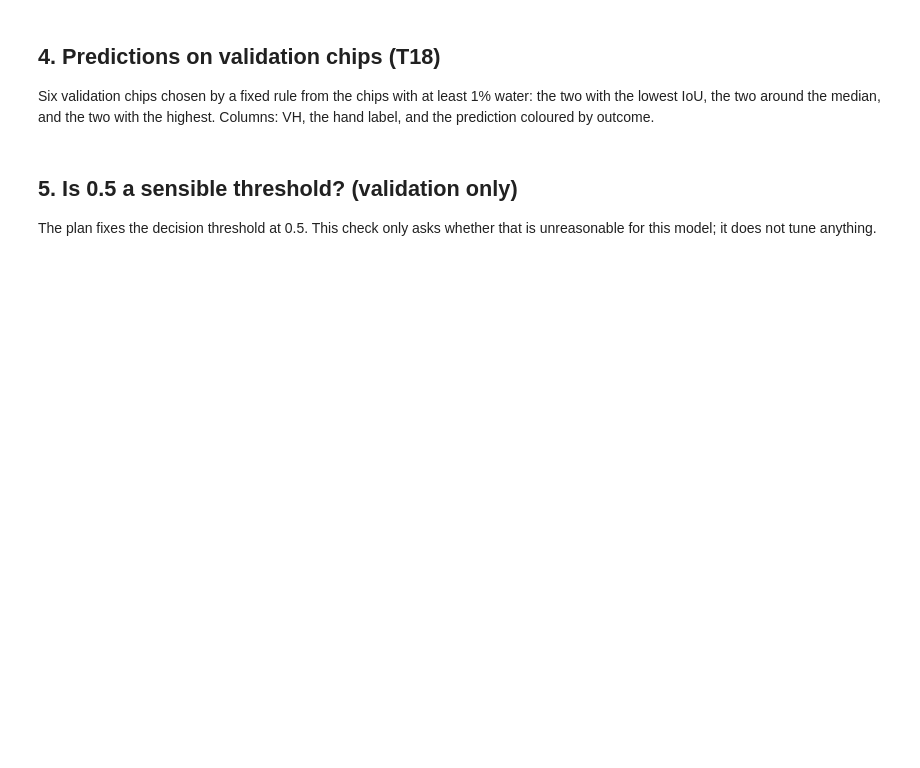
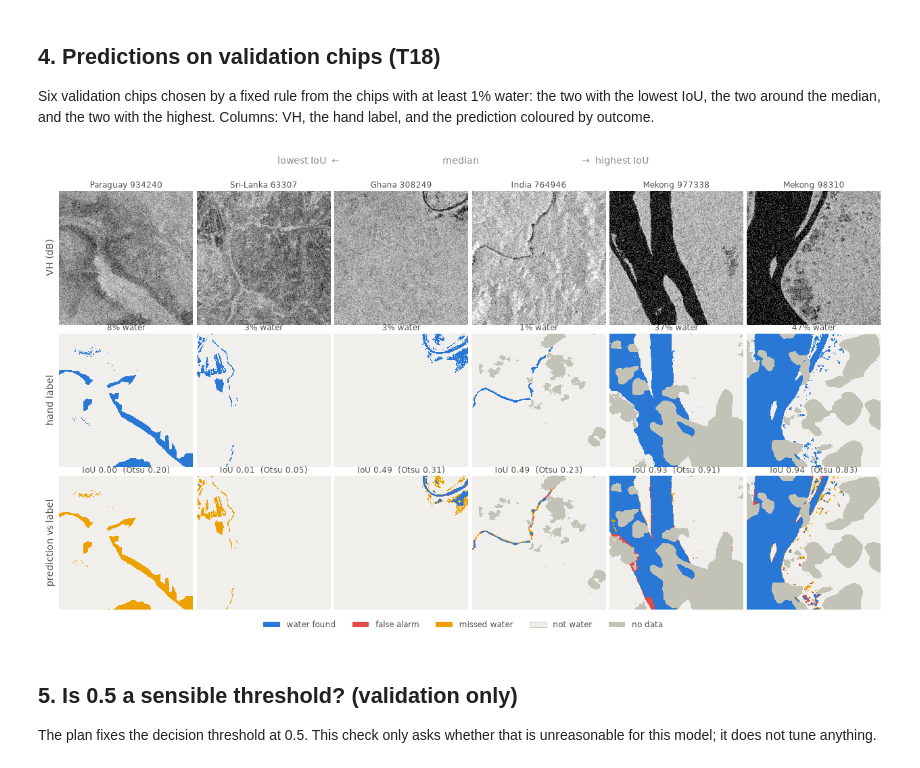
Before and after one commit to roopakraam/FloodWatch, a Jupyter notebook: notebooks/05_default_run_R01.ipynb, the cells around one changed output. Saved outputs shown, nothing was run; the diff lists cells and outputs as text; code cells hidden in the pictures; blank space fills up the shorter version.

```diff
--- a/notebooks/05_default_run_R01.ipynb
+++ b/notebooks/05_default_run_R01.ipynb
@@ -133,33 +213,36 @@ from src.data import load_split
 from src.evaluate import load_run_model, predict_proba
 from src.pipeline import load_arrays
 from src.train import setup_runtime
 
 setup_runtime(cfg["mixed_precision"])
 model = load_run_model(RUN)
+model.jit_compile = False   # a handful of chips: the plain graph is fast enough and needs no compiling
 val_data = load_split("val")
 X_val, _ = load_arrays("val", cfg["channels"])
 probs = predict_proba(model, X_val, cfg["eval_batch_size"])
 pred = probs >= cfg["threshold"]
 
 ranked = chips[chips["water_frac"] >= 0.01].sort_values("iou").reset_index(drop=True)
 mid = len(ranked) // 2
 picks = pd.concat([ranked.iloc[:2], ranked.iloc[mid - 1:mid + 1], ranked.iloc[-2:]])
 index = {n: i for i, n in enumerate(val_data.names)}
 
 fig, axes = plt.subplots(3, 6, figsize=(11.5, 6.3))
 for col, (_, row) in enumerate(picks.iterrows()):
     i = index[row["chip"]]
     viz.show_db(axes[0, col], val_data.images[i, 1], "VH", title=row["chip"].replace("_", " "))
     viz.show_label(axes[1, col], val_data.labels[i], title=f"{row['water_frac']:.0%} water")
     viz.show_errors(axes[2, col], pred[i], val_data.labels[i], title=f"IoU {row['iou']:.2f}  (Otsu {row['otsu_iou']:.2f})")
 for r, text in enumerate(("VH (dB)", "hand label", "prediction vs label")):
     axes[r, 0].set_ylabel(text, fontsize=9, color=viz.INK_2)
 fig.legend(handles=viz.error_legend_handles(), loc="lower center", ncol=5, bbox_to_anchor=(0.5, -0.03))
 fig.suptitle("lowest IoU  ←                                      median                                      →  highest IoU",
              fontsize=9, color=viz.MUTED, y=0.995)
 fig.tight_layout(h_pad=0.5, w_pad=0.4)
 viz.savefig(fig, ROOT / "figures" / "R01_val_predictions.png")
 plt.show()
+# %% [output]
+[figure, added]
 # %% [markdown]
 ## 5. Is 0.5 a sensible threshold? (validation only)
 
```
Also changed, not shown: parts of 10 cells of this notebook, 23 other files.
